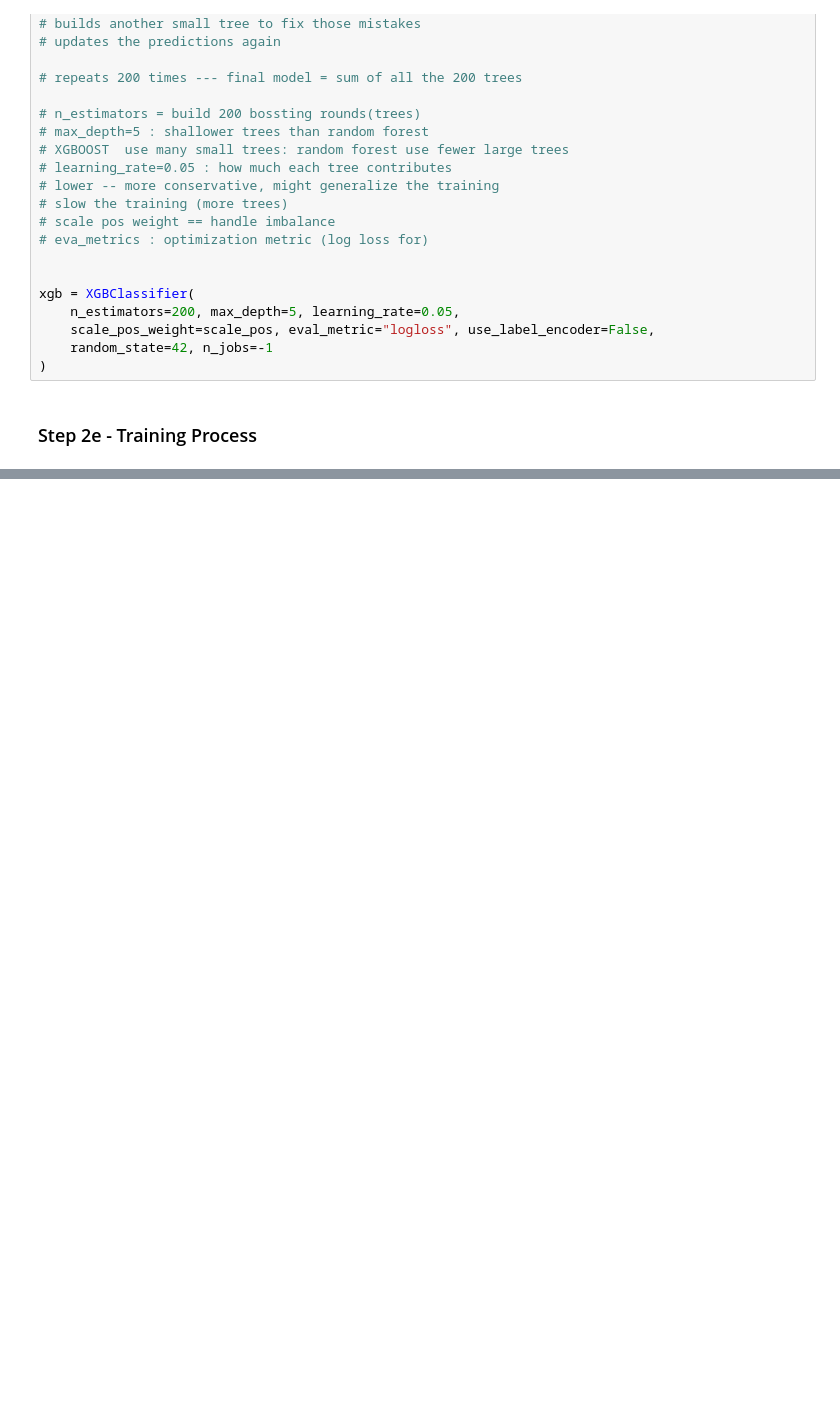
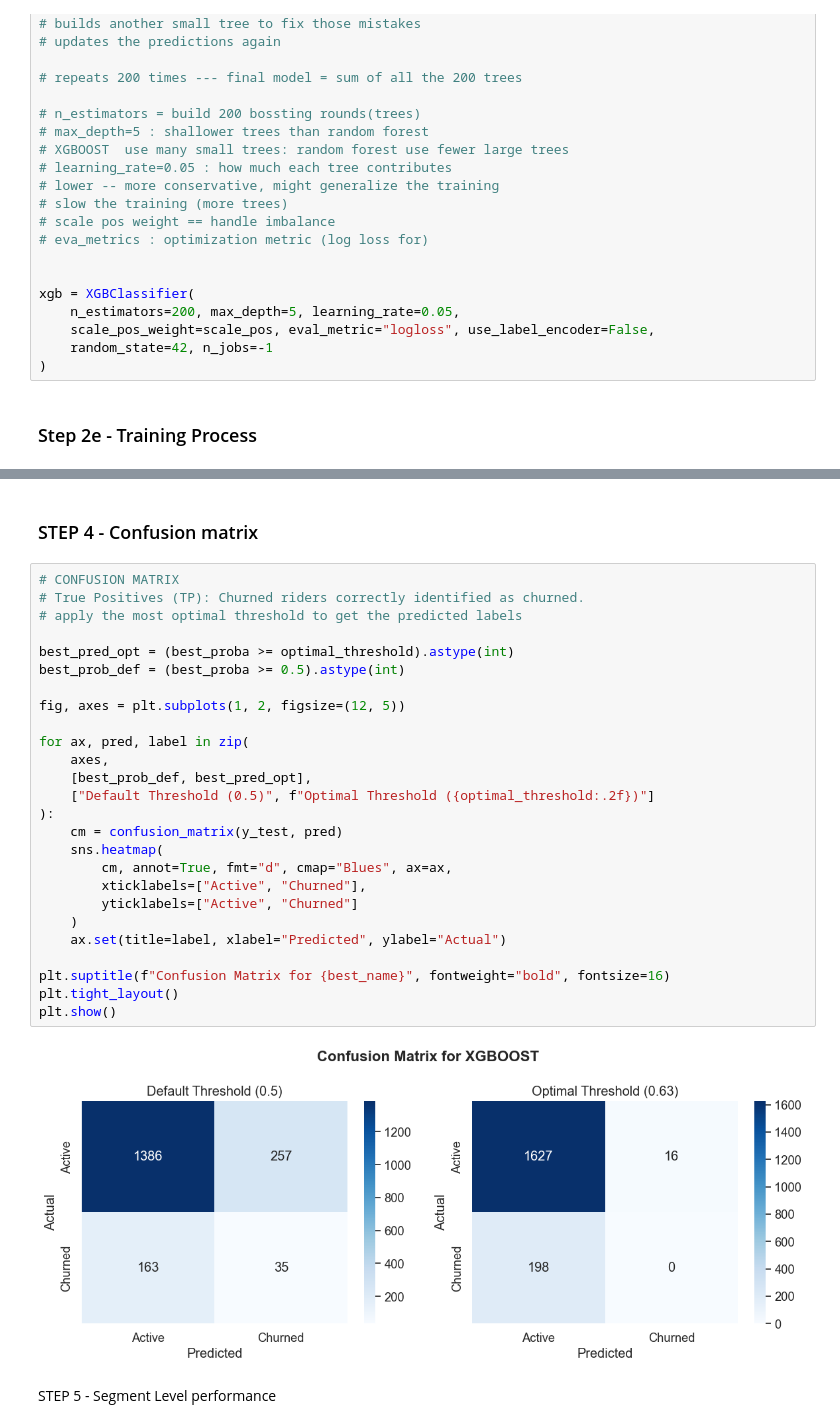
Before and after one commit to Alpha-rammy/Ridewise_London, a Jupyter notebook: notebooks/04_churn_prediction.ipynb, the cells around one changed output, grey strips where cells are left out. Drawn from its saved outputs; the diff is of its cells as text; blank space fills up the shorter version.

```diff
--- a/notebooks/04_churn_prediction.ipynb
+++ b/notebooks/04_churn_prediction.ipynb
@@ -199,0 +386,32 @@ for name, model in MODELS.items():
+# %% [markdown]
+### STEP 4 - Confusion matrix
+# %%
+# CONFUSION MATRIX
+# True Positives (TP): Churned riders correctly identified as churned.
+# apply the most optimal threshold to get the predicted labels
+
+best_pred_opt = (best_proba >= optimal_threshold).astype(int)
+best_prob_def = (best_proba >= 0.5).astype(int)
+
+fig, axes = plt.subplots(1, 2, figsize=(12, 5))
+
+for ax, pred, label in zip(
+    axes,
+    [best_prob_def, best_pred_opt],
+    ["Default Threshold (0.5)", f"Optimal Threshold ({optimal_threshold:.2f})"]
+):
+    cm = confusion_matrix(y_test, pred)
+    sns.heatmap(
+        cm, annot=True, fmt="d", cmap="Blues", ax=ax,
+        xticklabels=["Active", "Churned"],
+        yticklabels=["Active", "Churned"]
+    )
+    ax.set(title=label, xlabel="Predicted", ylabel="Actual")
+
+plt.suptitle(f"Confusion Matrix for {best_name}", fontweight="bold", fontsize=16)
+plt.tight_layout()
+plt.show()
+# %% [output]
+[figure, added]
+# %% [markdown]
+STEP 5 - Segment Level performance
```
Also changed, not shown: parts of 22 cells of this notebook.
